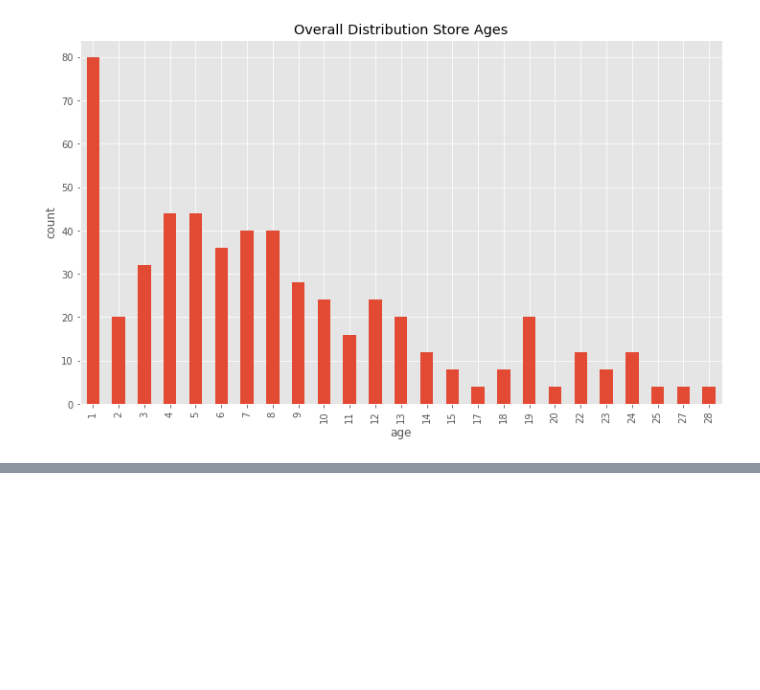
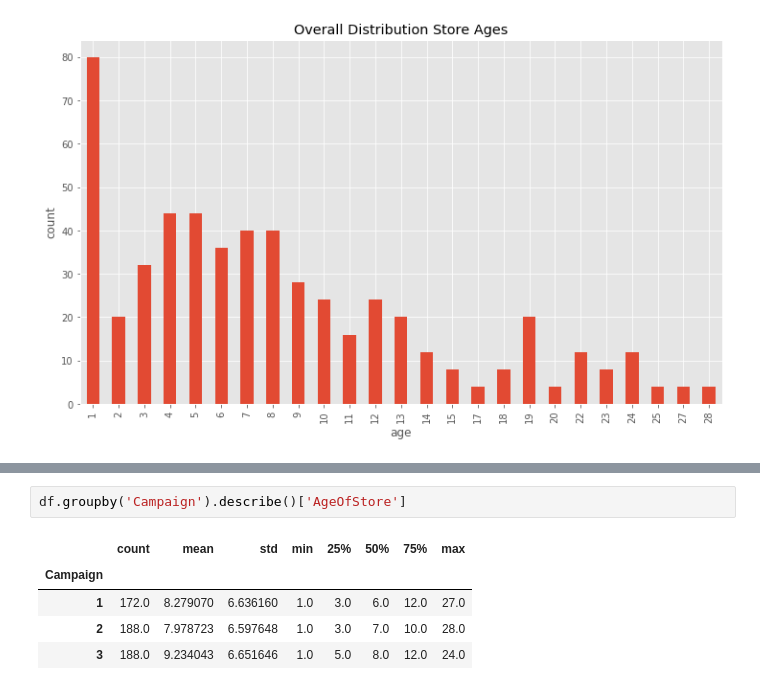
Before and after one commit to Zielzor/A_B-Testing-Template-By_example, a Jupyter notebook: A_B Testing Example.ipynb, the cells around one changed output, grey strips where cells are left out. Saved outputs shown, nothing was run; the diff lists cells and outputs as text; blank space fills up the shorter version.

```diff
--- a/A_B Testing Example.ipynb
+++ b/A_B Testing Example.ipynb
@@ -130,0 +164,8 @@ Text(0.5, 1.0, 'Overall Distribution Store Ages')
+# %%
+df.groupby('Campaign').describe()['AgeOfStore']
+# %% [output]
+|  | count | mean | std | min | 25% | 50% | 75% | max |
+| Campaign |  |  |  |  |  |  |  |  |
+| 1 | 172.0 | 8.279070 | 6.636160 | 1.0 | 3.0 | 6.0 | 12.0 | 27.0 |
+| 2 | 188.0 | 7.978723 | 6.597648 | 1.0 | 3.0 | 7.0 | 10.0 | 28.0 |
+| 3 | 188.0 | 9.234043 | 6.651646 | 1.0 | 5.0 | 8.0 | 12.0 | 24.0 |
```
Also changed, not shown: parts of 14 cells of this notebook.
